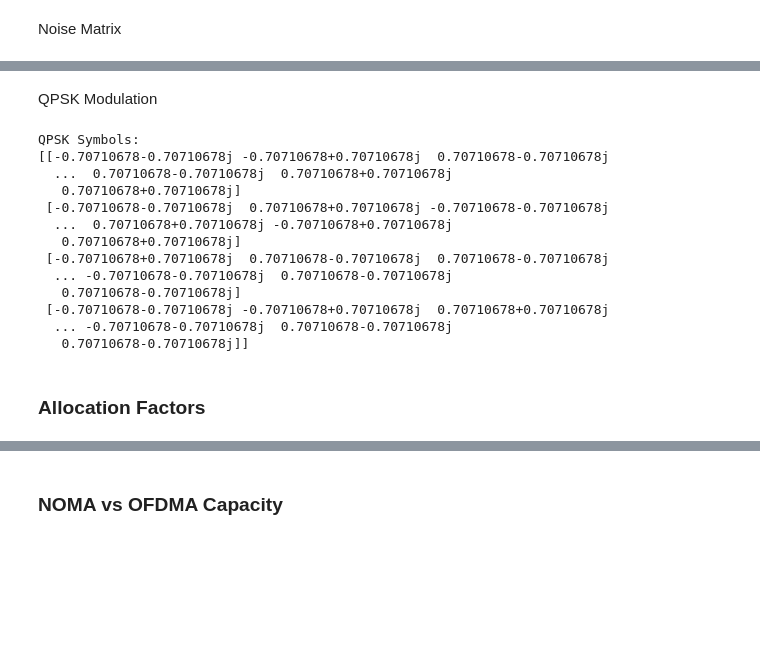
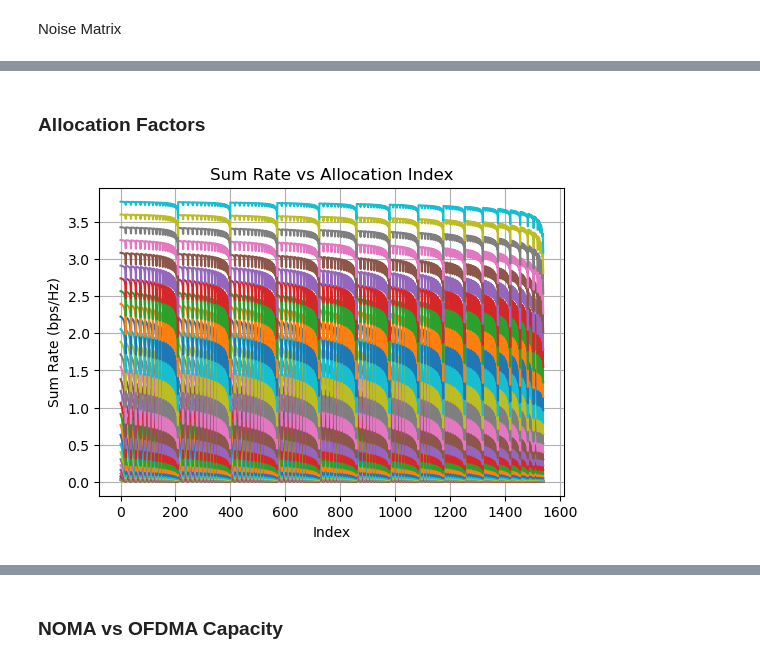
Before and after one commit to muhd-umer/comyx, a Jupyter notebook: assignments/assignment_2/noma_implementation.ipynb, the cells around one changed output, grey strips where cells are left out. Drawn from its saved outputs; the diff is of its cells as text; code cells hidden in the pictures; blank space fills up the shorter version.

```diff
--- a/assignments/assignment_2/noma_implementation.ipynb
+++ b/assignments/assignment_2/noma_implementation.ipynb
@@ -140,30 +123,3 @@ Bits:
-# %% [markdown]
-QPSK Modulation
-# %%
-# Define the QPSK constellation
-QPSK = komm.PSKModulation(4, phase_offset=np.pi / 4)
-
-# Convert the input bits to QPSK symbols
-x_qpsk = np.zeros((M, K // 2), dtype=complex)
-for i in range(M):
-    x_qpsk[i] = QPSK.modulate(x[i])
-
-print("QPSK Symbols:")
-print(x_qpsk)
-# %% [output]
-QPSK Symbols:
-[[-0.70710678-0.70710678j -0.70710678+0.70710678j  0.70710678-0.70710678j
-  ...  0.70710678-0.70710678j  0.70710678+0.70710678j
-   0.70710678+0.70710678j]
- [-0.70710678-0.70710678j  0.70710678+0.70710678j -0.70710678-0.70710678j
-  ...  0.70710678+0.70710678j -0.70710678+0.70710678j
-   0.70710678+0.70710678j]
- [-0.70710678+0.70710678j  0.70710678-0.70710678j  0.70710678-0.70710678j
-  ... -0.70710678-0.70710678j  0.70710678-0.70710678j
-   0.70710678-0.70710678j]
- [-0.70710678-0.70710678j -0.70710678+0.70710678j  0.70710678+0.70710678j
-  ... -0.70710678-0.70710678j  0.70710678-0.70710678j
-   0.70710678-0.70710678j]]
 # %% [markdown]
 ### Allocation Factors
 # %%
@@ -185,6 +141,17 @@ noma_sumrates, noma_userrates = zip(
 )
 noma_sumrates = np.array(noma_sumrates)
 noma_userrates = np.array(noma_userrates)
+# %%
+# Plot NOMA sumrates vs index
+plt.plot(noma_sumrates)
+plt.xlabel("Index")
+plt.ylabel("Sum Rate (bps/Hz)")
+plt.title("Sum Rate vs Allocation Index")
+plt.grid()
+plt.savefig("sumrate_vs_index.pdf", bbox_inches="tight")
+plt.show()
+# %% [output]
+[figure, added]
 # %%
 # Define power allocation coefficients
 # to count user unfairness
```
Also changed, not shown: parts of 22 cells of this notebook, 8 other files.
